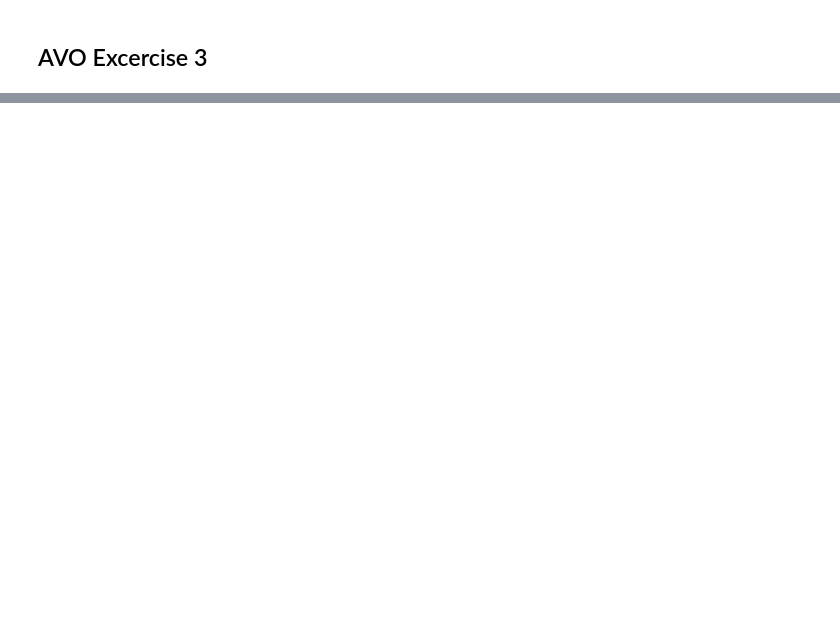
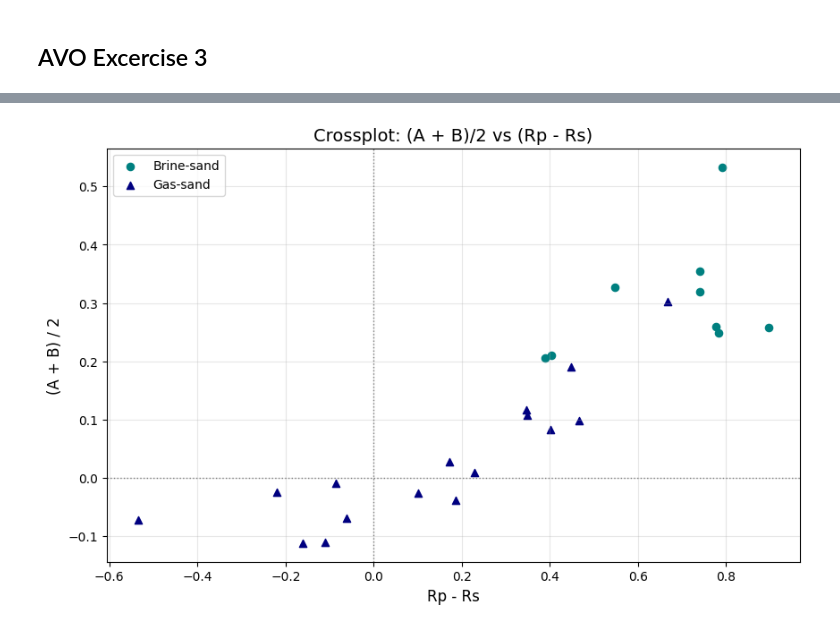
Before and after one commit to erikooooo/well_data_preprocessing, a Jupyter notebook: Excercise_3/Code/AVO_2.ipynb, the cells around one changed output, grey strips where cells are left out. Cells and saved outputs as stored; diff of their text form; code cells hidden in the pictures; blank space fills up the shorter version.

```diff
--- a/Excercise_3/Code/AVO_2.ipynb
+++ b/Excercise_3/Code/AVO_2.ipynb
@@ -47,0 +159,34 @@ def zoeppritz(vp1, vs1, rho1, vp2, vs2, rho2, theta_deg):
+# %%
+# Crossplot: x = Rp - Rs, y = (A + B)/2
+# Keep only Brine-sand and Gas-sand series
+
+required_cols = [
+    'Rpp_shale_brine', 'Rps_shale_brine',
+    'Rpp_shale_gas', 'Rps_shale_gas'
+]
+missing = [column for column in required_cols if column not in df.columns]
+if missing:
+    raise ValueError(f"Missing required columns. Run cell 4 first. Missing: {missing}")
+
+# Gas-sand (from shale/gas interface)
+x_gas = df['Rpp_shale_gas'] - df['Rps_shale_gas']
+y_gas = (df['Rpp_shale_gas'] + df['Rps_shale_gas']) / 2
+
+# Brine-sand (from shale/brine interface)
+x_brine = df['Rpp_shale_brine'] - df['Rps_shale_brine']
+y_brine = (df['Rpp_shale_brine'] + df['Rps_shale_brine']) / 2
+
+plt.figure(figsize=(10, 6))
+plt.scatter(x_brine, y_brine, marker='o', s=35, color='teal', label='Brine-sand')
+plt.scatter(x_gas, y_gas, marker='^', s=35, color='navy', label='Gas-sand')
+
+plt.axhline(0, color='gray', linestyle=':', linewidth=1)
+plt.axvline(0, color='gray', linestyle=':', linewidth=1)
+plt.xlabel('Rp - Rs', fontsize=12)
+plt.ylabel('(A + B) / 2', fontsize=12)
+plt.title('Crossplot: (A + B)/2 vs (Rp - Rs)', fontsize=14)
+plt.grid(alpha=0.3)
+plt.legend()
+plt.show()
+# %% [output]
+[figure, added]
```
Also changed, not shown: parts of 4 cells of this notebook, 1 other file.
